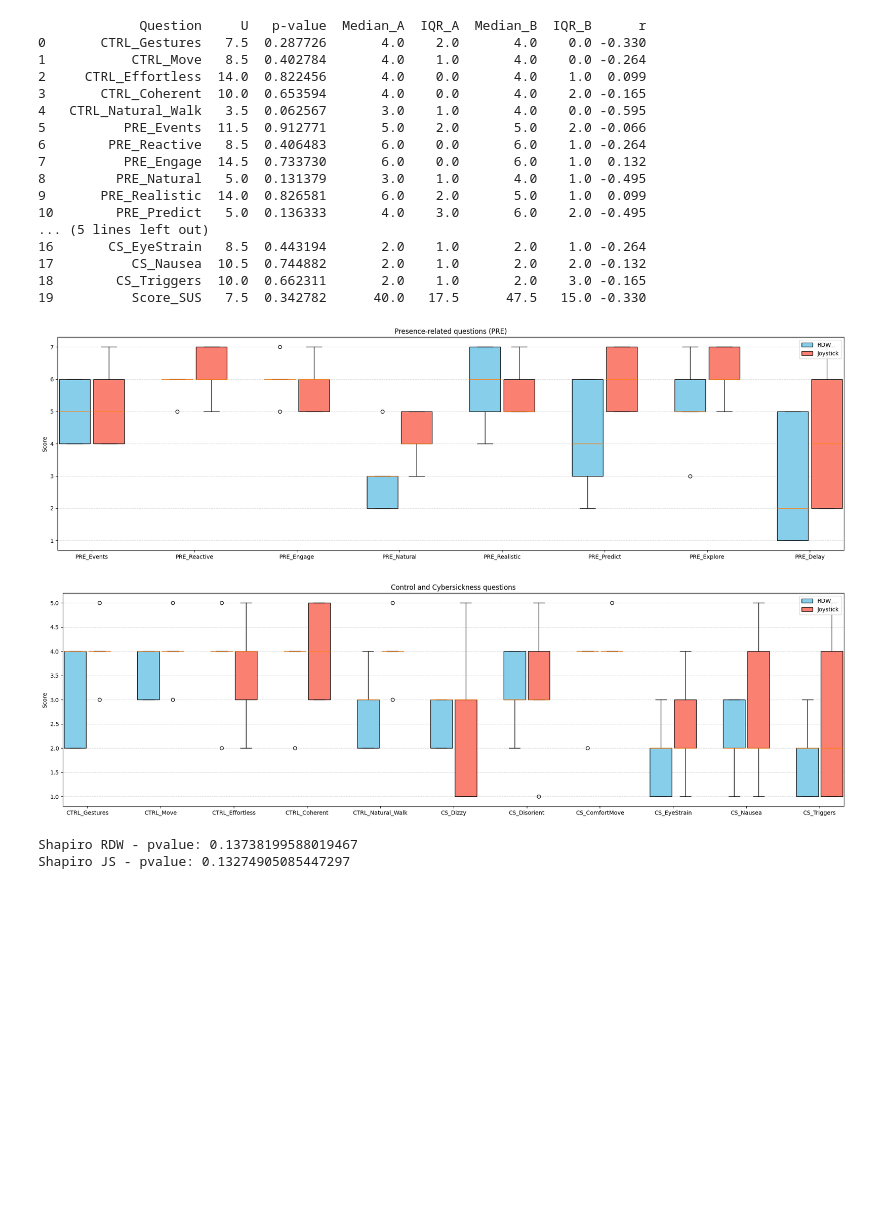
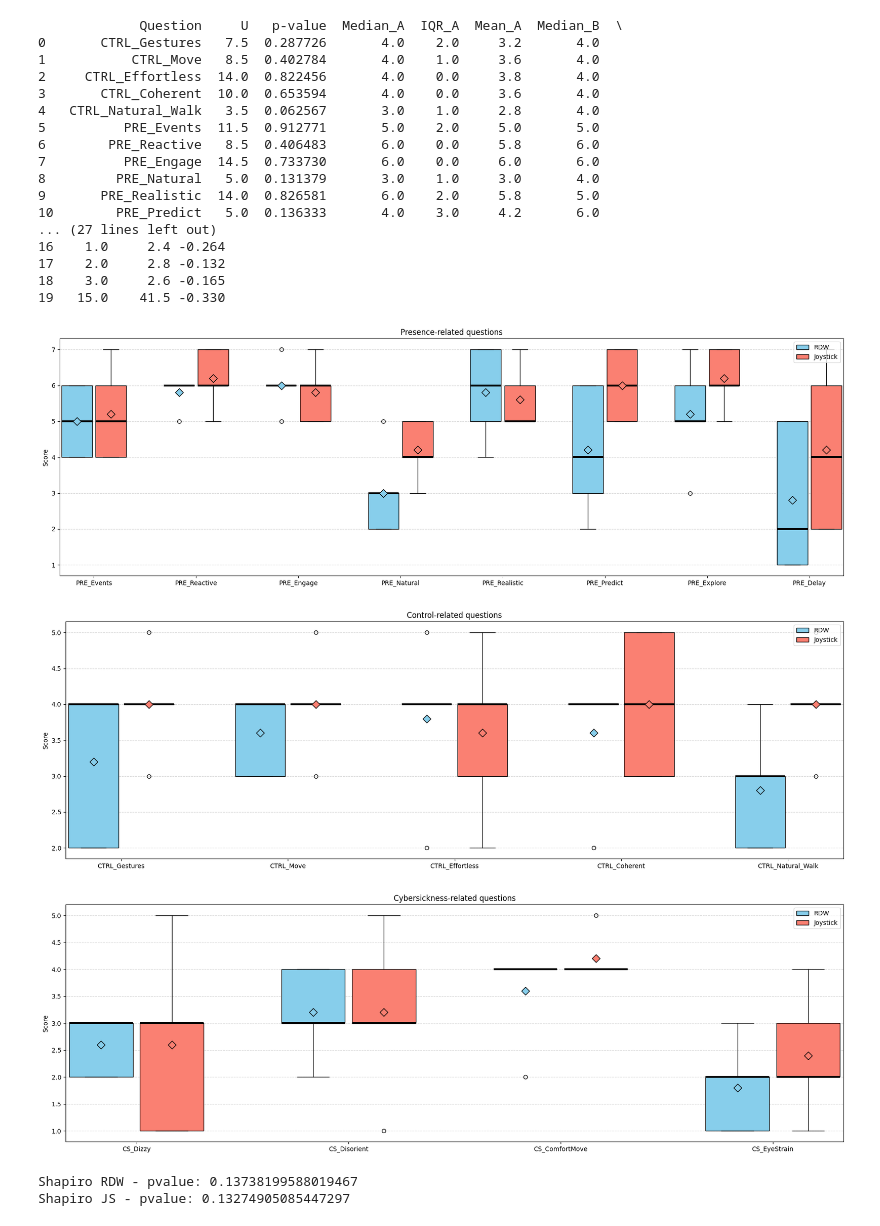
Before and after one commit to xuanuyenvu/mann-whitney-u-test-rdw, a Jupyter notebook: main.ipynb, the cells around one changed output. Saved outputs shown, nothing was run; the diff lists cells and outputs as text; code cells hidden in the pictures; blank space fills up the shorter version.

Commit message:
boxplot func

```diff
--- a/main.ipynb
+++ b/main.ipynb
@@ -47,8 +47,10 @@ for col in dataA.columns:
         "p-value": p,
         "Median_A": groupA.median(),
         "IQR_A": groupA.quantile(0.75) - groupA.quantile(0.25),
+        "Mean_A": groupA.mean(),
         "Median_B": groupB.median(),
         "IQR_B": groupB.quantile(0.75) - groupB.quantile(0.25),
+        "Mean_B": groupB.mean(),
         "r": r
     })
 # %%
@@ -57,21 +59,21 @@ results_df["r"] = results_df["r"].round(3)
 
 print(results_df)
 # %% [output]
-             Question     U   p-value  Median_A  IQR_A  Median_B  IQR_B      r
-0       CTRL_Gestures   7.5  0.287726       4.0    2.0       4.0    0.0 -0.330
-1           CTRL_Move   8.5  0.402784       4.0    1.0       4.0    0.0 -0.264
-2     CTRL_Effortless  14.0  0.822456       4.0    0.0       4.0    1.0  0.099
-3       CTRL_Coherent  10.0  0.653594       4.0    0.0       4.0    2.0 -0.165
-4   CTRL_Natural_Walk   3.5  0.062567       3.0    1.0       4.0    0.0 -0.595
-5          PRE_Events  11.5  0.912771       5.0    2.0       5.0    2.0 -0.066
-6        PRE_Reactive   8.5  0.406483       6.0    0.0       6.0    1.0 -0.264
-7          PRE_Engage  14.5  0.733730       6.0    0.0       6.0    1.0  0.132
-8         PRE_Natural   5.0  0.131379       3.0    1.0       4.0    1.0 -0.495
-9       PRE_Realistic  14.0  0.826581       6.0    2.0       5.0    1.0  0.099
-10        PRE_Predict   5.0  0.136333       4.0    3.0       6.0    2.0 -0.495
-... (5 lines left out)
-16       CS_EyeStrain   8.5  0.443194       2.0    1.0       2.0    1.0 -0.264
-17          CS_Nausea  10.5  0.744882       2.0    1.0       2.0    2.0 -0.132
-18        CS_Triggers  10.0  0.662311       2.0    1.0       2.0    3.0 -0.165
-19          Score_SUS   7.5  0.342782      40.0   17.5      47.5   15.0 -0.330
+             Question     U   p-value  Median_A  IQR_A  Mean_A  Median_B  \
+0       CTRL_Gestures   7.5  0.287726       4.0    2.0     3.2       4.0
+1           CTRL_Move   8.5  0.402784       4.0    1.0     3.6       4.0
+2     CTRL_Effortless  14.0  0.822456       4.0    0.0     3.8       4.0
+3       CTRL_Coherent  10.0  0.653594       4.0    0.0     3.6       4.0
+4   CTRL_Natural_Walk   3.5  0.062567       3.0    1.0     2.8       4.0
+5          PRE_Events  11.5  0.912771       5.0    2.0     5.0       5.0
+6        PRE_Reactive   8.5  0.406483       6.0    0.0     5.8       6.0
+7          PRE_Engage  14.5  0.733730       6.0    0.0     6.0       6.0
+8         PRE_Natural   5.0  0.131379       3.0    1.0     3.0       4.0
+9       PRE_Realistic  14.0  0.826581       6.0    2.0     5.8       5.0
+10        PRE_Predict   5.0  0.136333       4.0    3.0     4.2       6.0
+... (27 lines left out)
+16    1.0     2.4 -0.264
+17    2.0     2.8 -0.132
+18    3.0     2.6 -0.165
+19   15.0    41.5 -0.330
 # %%
@@ -110,6 +128,10 @@ def v_boxplot(data_rdw, data_js, cols, fig_title="Boxplot", figsize=(20,6), rot=
     plt.show()
 # %%
 # Separer les colonnes PRE et les autres
+dataA = dataA.iloc[:, :-1]
+dataB = dataB.iloc[:, :-1]
+
+
 pre_cols = [
     "PRE_Events",
     "PRE_Reactive",
@@ -121,28 +143,43 @@ pre_cols = [
     "PRE_Delay"
 ]
 
-other_cols = [col for col in dataA.columns if col not in pre_cols]
+ctrl_cols = [
+    "CTRL_Gestures",
+    "CTRL_Move",
+    "CTRL_Effortless",
+    "CTRL_Coherent",
+    "CTRL_Natural_Walk"
+]
+
+cs_cols = [col for col in dataA.columns if col not in pre_cols + ctrl_cols]
 # %%
 # Image 1: Questions liées à la présence (PRE)
 v_boxplot(
     dataA,
     dataB,
     pre_cols,
-    fig_title="Presence-related questions (PRE)",
-    rot=0
+    fig_title="Presence-related questions",
 )
 
-# Image 2: Questions de contrôle et de cybersickness
+# Image 2: Questions de contrôle
 v_boxplot(
     dataA,
     dataB,
-    other_cols,
-    fig_title="Control and Cybersickness questions",
-    rot=0
+    ctrl_cols,
+    fig_title="Control-related questions",
 )
+
+# Image 3: Questions de cybersickness
+v_boxplot(
+    dataA,
+    dataB,
+    cs_cols,
+    fig_title="Cybersickness-related questions",
+)
 # %% [output]
-[figure, old version]
+[figure, new version]
-[figure, old version]
+[figure, new version]
+[figure, added]
 # %%
 # desc_a = descriptives(sus_dataA)
 # desc_b = descriptives(sus_dataB)
```
Also changed, not shown: parts of 2 cells of this notebook.
